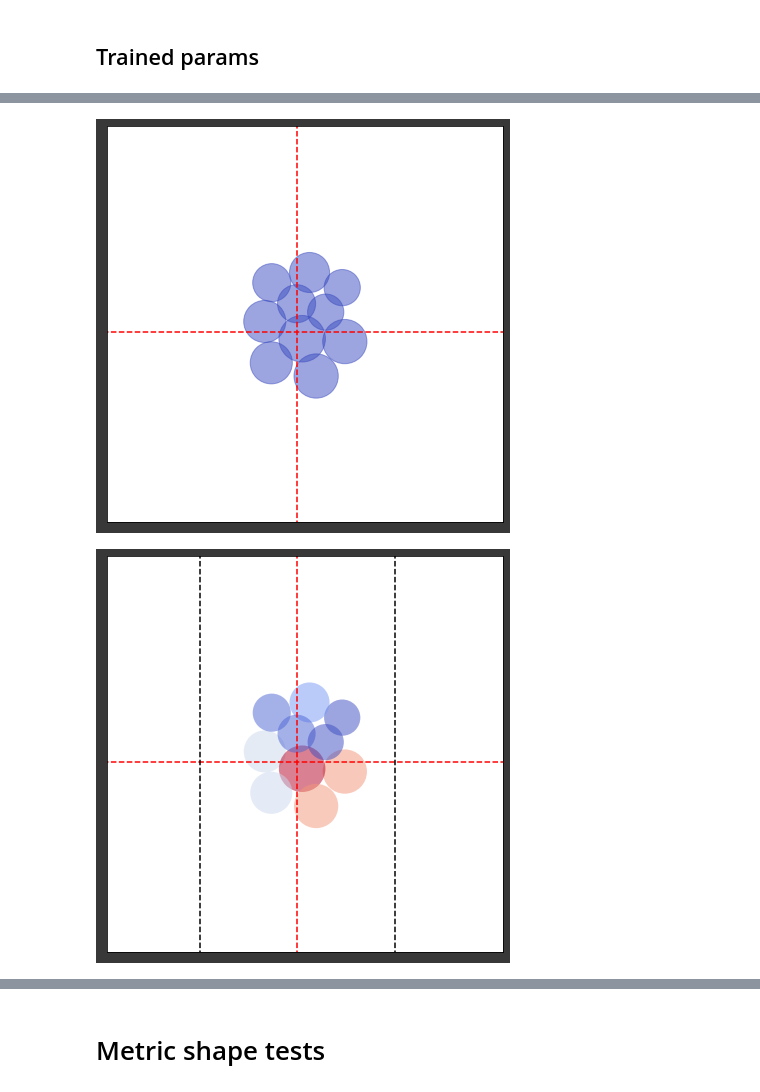
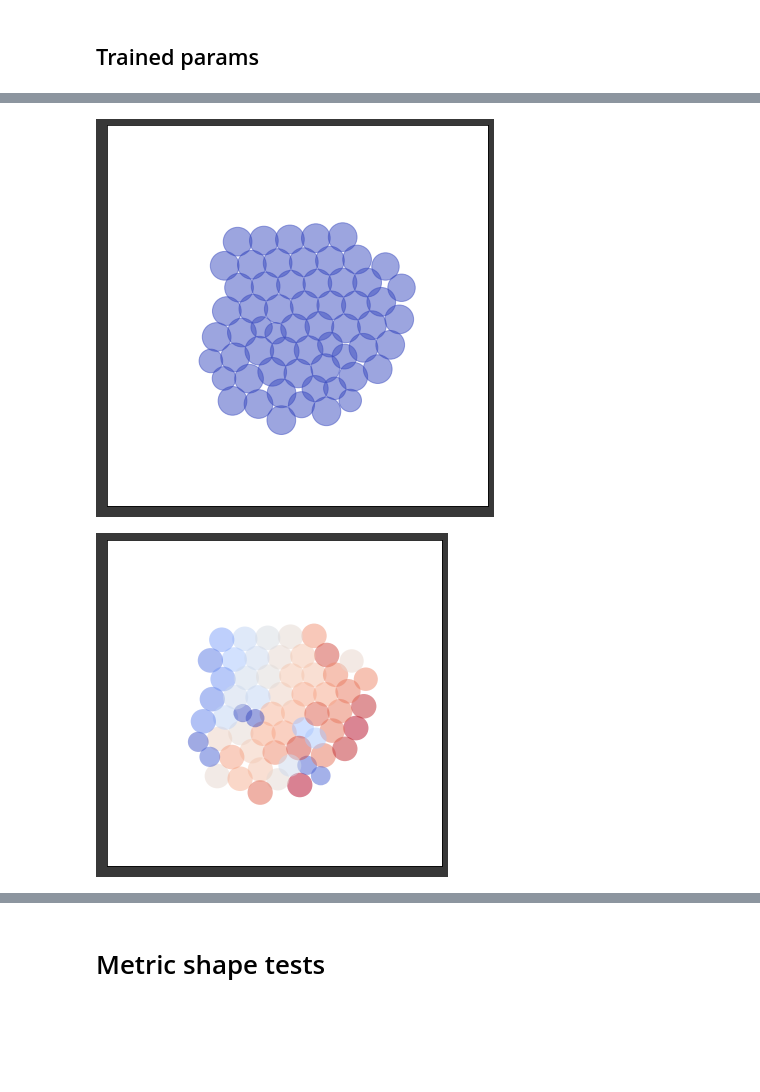
Before and after one commit to fmottes/jax-morph, a Jupyter notebook: Francesco/05 - Shape +chemgrad (+stop growth).ipynb, the cells around one changed output, grey strips where cells are left out. Drawn from its saved outputs; the diff is of its cells as text; code cells hidden in the pictures; blank space fills up the shorter version.

```diff
--- a/Francesco/05 - Shape +chemgrad (+stop growth).ipynb
+++ b/Francesco/05 - Shape +chemgrad (+stop growth).ipynb
@@ -847,7 +586,7 @@ use_state_fields = CellState(position=False,
                              key=False)
 
 #init secretion nn
-SEC_HIDDEN = [5]*2
+SEC_HIDDEN = [128]#*2
 
 sec_init, sec_nn_apply = sec_nn(params,train_params,SEC_HIDDEN,use_state_fields,train=True)
 
@@ -1158,23 +948,28 @@ ll, dl, lp = shape_loss_fr(p,
 # %% [markdown]
 ## Optimization loop
 # %%
-EPOCHS = 10
-EPISODES_PER_UPDATE = 32 #128
-EPISODES_PER_EVAL = 100 #128
+EPOCHS = 50
+EPISODES_PER_UPDATE = 16 #128
+EPISODES_PER_EVAL = 96 #128
 
-LEARNING_RATE = 5e-2
-
-METRIC_FN = tunnel_metric
-TARGET_METRIC = -1.
+LEARNING_RATE = 2e-3
+#LEARNING_RATE = optax.warmup_cosine_decay_schedule(init_value=1e-3, peak_value=5e-3, warmup_steps=int(EPOCHS*.2), decay_steps=EPOCHS, end_value=7e-4)
 
 
-rloss = partial(shape_loss_fr, metric_fn=METRIC_FN, target_metric=TARGET_METRIC, REINFORCE=True)
-sloss = partial(shape_loss_fr, metric_fn=METRIC_FN, target_metric=TARGET_METRIC, REINFORCE=False)
+METRIC_FN = elongation_metric
+TARGET_METRIC = 0#-1.#-ncells_add
+
+
+rloss = partial(shape_loss_reg, metric_fn=METRIC_FN, target_metric=TARGET_METRIC, REINFORCE=True)
+sloss = partial(shape_loss_reg, metric_fn=METRIC_FN, target_metric=TARGET_METRIC, REINFORCE=False)
 
 
 p, hp = eqx.partition(params, train_params)
 
 # init optimizer
+
+
+
 optimizer = optax.adam(LEARNING_RATE)
 opt_state = optimizer.init(p)
 
@@ -1262,6 +1063,6 @@ plt.ylabel('Loss');
 # %%
 p = params_t[int(np.argmin(np.asarray(loss_t)))]
-#p = params_t[-1]
+p = params_t[150]
 # %% [markdown]
 #### Cmp. loss distributions
 # %% [raw]
@@ -1448,7 +1320,7 @@ key, subkey = split(key)
 
 #forward pass - simulation
 sim_init, sim_step = simulation(fstep, all_params, fspace)
-fstate, _ = sim_trajectory(istate, sim_init, sim_step, ncells_add=18, key=subkey)
+fstate, _ = sim_trajectory(istate, sim_init, sim_step, ncells_add=58, key=subkey)
 
 
 
@@ -1486,21 +1358,21 @@ plt.xlabel('chemical conc.');
 # %%
 draw_circles_ctype(fstate);
-plt.gca().plot([-5.,5.],[0.,0.],'r--');
-plt.gca().plot([0.,0.],[-5.,5.],'r--');
+#plt.gca().plot([-5.,5.],[0.,0.],'r--');
+#plt.gca().plot([0.,0.],[-5.,5.],'r--');
 # %% [output]
-[figure, old version]
+[figure, new version]
 # %%
 draw_circles_divrate(fstate);
 
 lim = 2.
 
-plt.gca().plot([-5.,5.],[0.,0.],'r--');
-plt.gca().plot([0.,0.],[-5.,5.],'r--');
+#plt.gca().plot([-5.,5.],[0.,0.],'r--');
+#plt.gca().plot([0.,0.],[-5.,5.],'r--');
 
-plt.gca().plot([lim,lim],[-15.,15.],'k--');
-plt.gca().plot([-lim,-lim],[-15.,15.],'k--');
+#plt.gca().plot([lim,lim],[-15.,15.],'k--');
+#plt.gca().plot([-lim,-lim],[-15.,15.],'k--');
 # %% [output]
-[figure, old version]
+[figure, new version]
 # %%
 draw_circles_chem(fstate);
 # %% [output]
```
Also changed, not shown: parts of 88 cells of this notebook.
